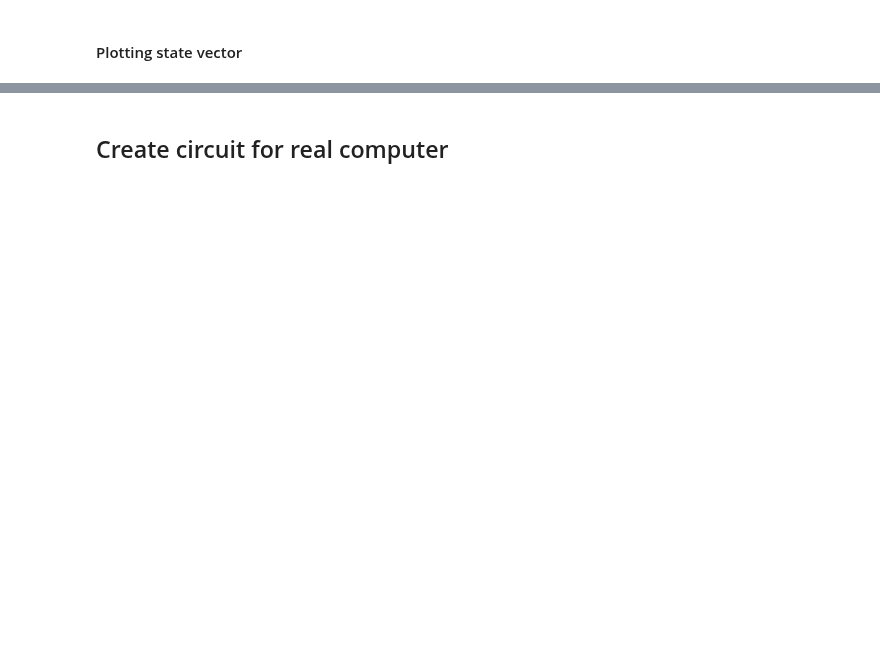
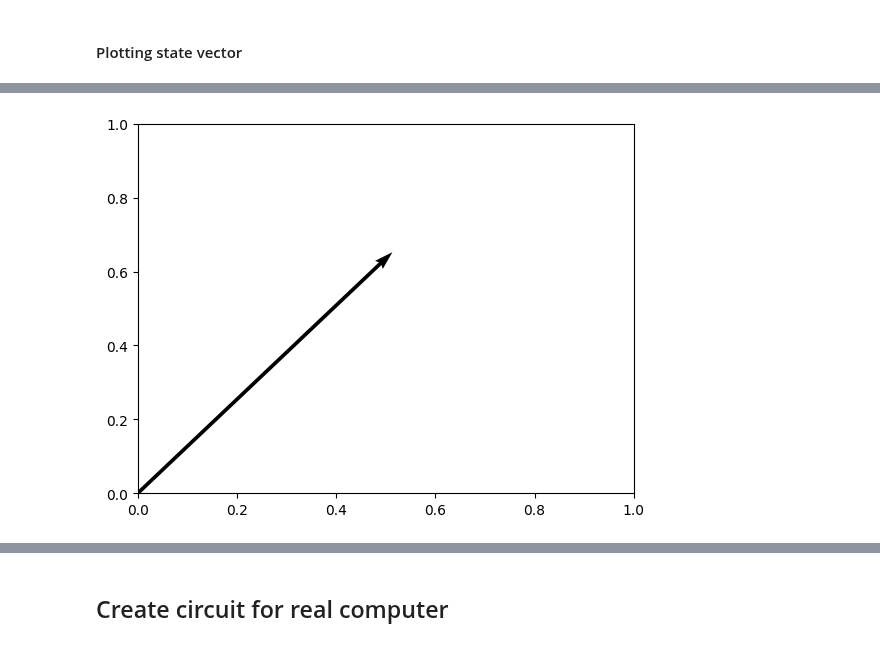
Before and after one commit to arque1393/QuantumLearning, a Jupyter notebook: QuantumAlgorithm/Grover's_Algorithm.ipynb, the cells around one changed output, grey strips where cells are left out. Cells and saved outputs as stored; diff of their text form; code cells hidden in the pictures; blank space fills up the shorter version.

```diff
--- a/QuantumAlgorithm/Grover's_Algorithm.ipynb
+++ b/QuantumAlgorithm/Grover's_Algorithm.ipynb
@@ -117,7 +138,6 @@ grover_circuit.draw()
 # %%
 # Running Circuit
-q_object = assemble(grover_circuit)
-result = state_vector_simulator.run(q_object).result()
+result = execute(circuit,state_vector_simulator).result()
 state_vector = result.data()['statevector']
 state_vector = state_vector.data[:2**n]
 
@@ -128 +147,2 @@ plot_vector(get_projection(state_vector,ket_e,ket_a))
+[figure, added]
 # %%
```
Also changed, not shown: parts of 45 cells of this notebook, 1 other file.
